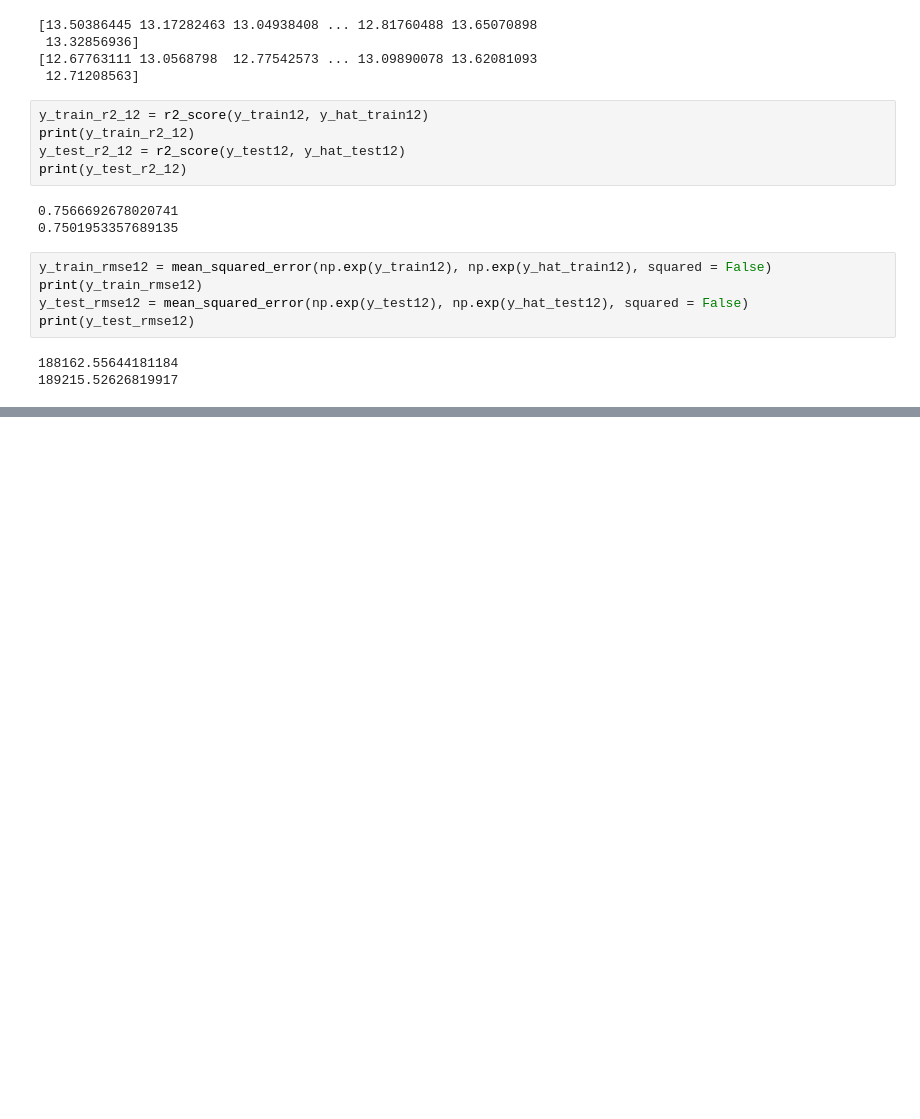
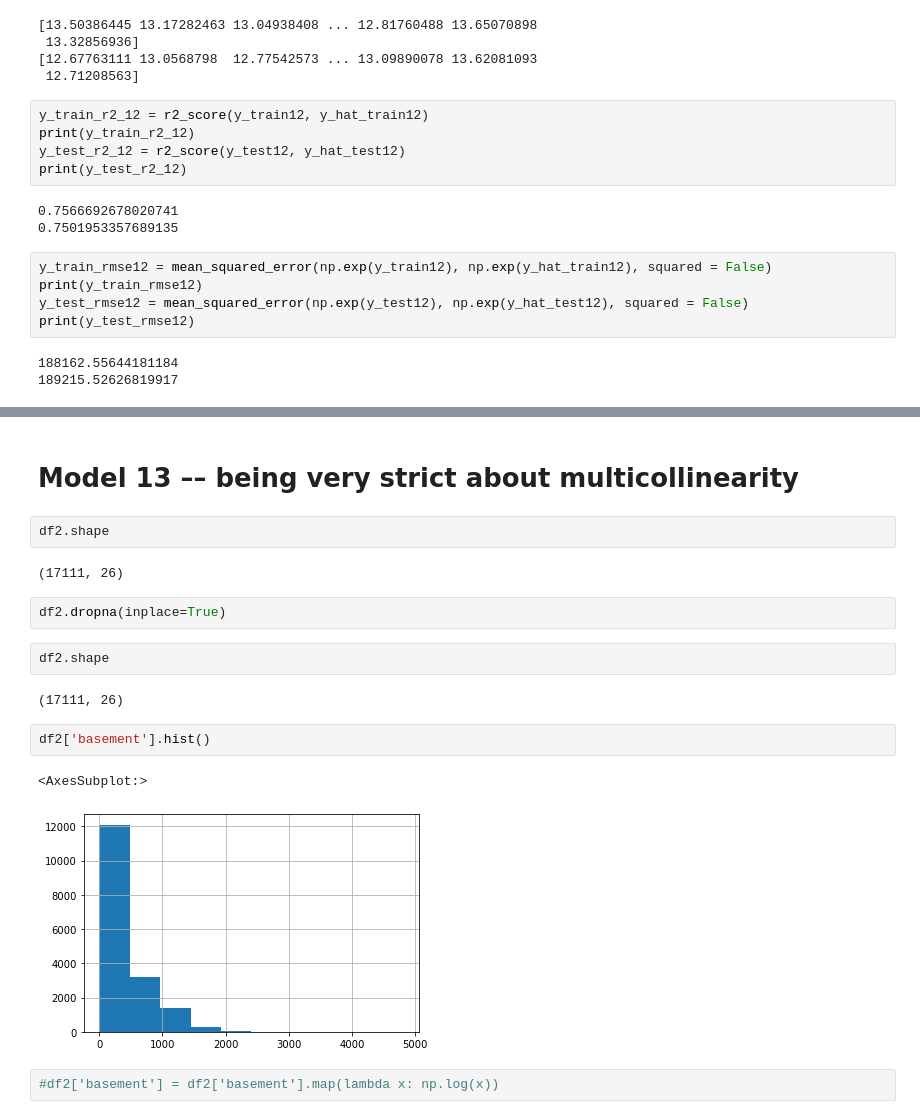
Before and after one commit to ericdnbn/Phase_2_Project, a Jupyter notebook: Eric's Project 2 Notebook.ipynb, the cells around one changed output, grey strips where cells are left out. Saved outputs shown, nothing was run; the diff lists cells and outputs as text; blank space fills up the shorter version.

Commit message:
Latest model

```diff
--- a/Eric's Project 2 Notebook.ipynb
+++ b/Eric's Project 2 Notebook.ipynb
@@ -2112,0 +2296,19 @@ Notes:
+# %% [markdown]
+# Model 13 –– being very strict about multicollinearity
+# %%
+df2.shape
+# %% [output]
+(17111, 26)
+# %%
+df2.dropna(inplace=True)
+# %%
+df2.shape
+# %% [output]
+(17111, 26)
+# %%
+df2['basement'].hist()
+# %% [output]
+<AxesSubplot:>
+[figure, added]
+# %%
+#df2['basement'] = df2['basement'].map(lambda x: np.log(x))
```
Also changed, not shown: parts of 38 cells of this notebook.
